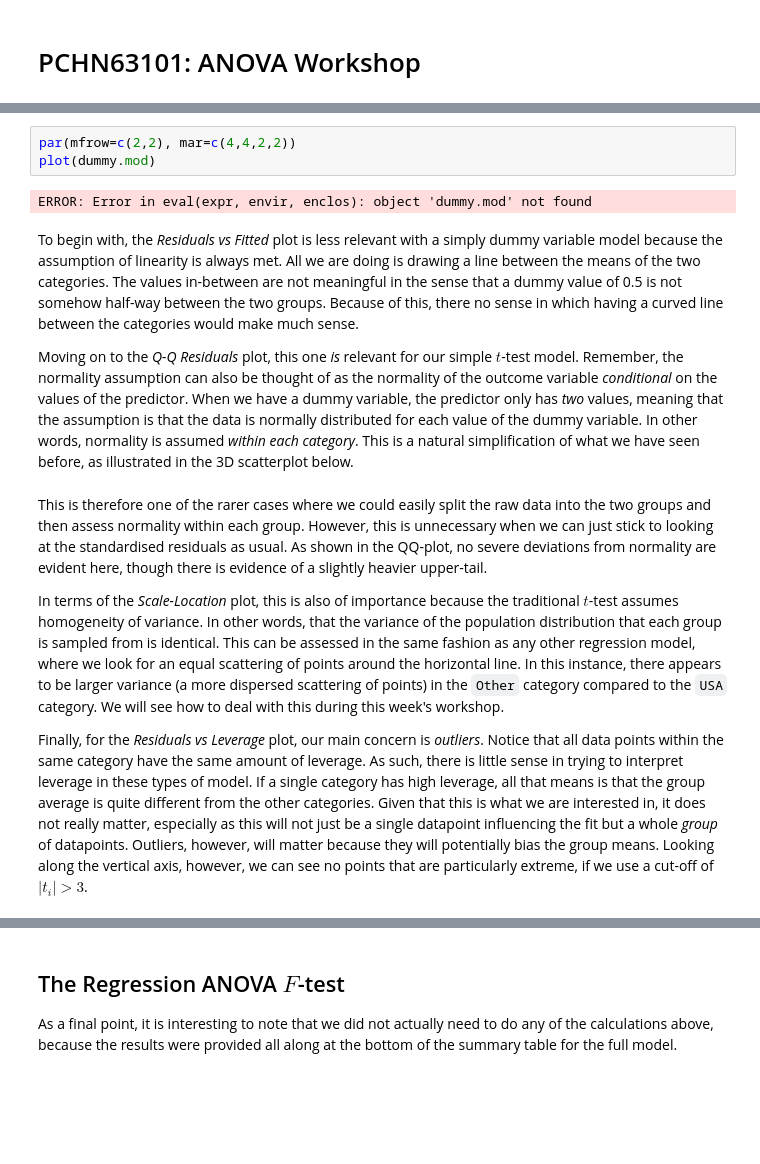
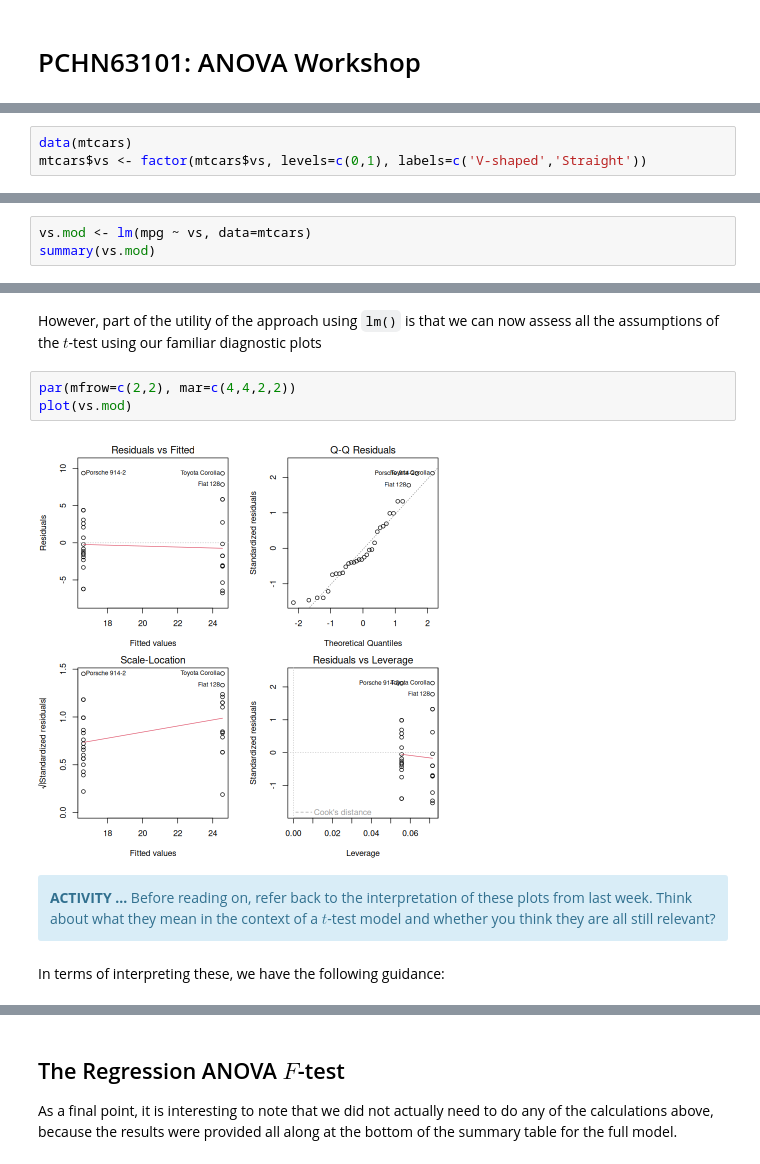
Before and after one commit to PCHN63101-Advanced-Data-Skills/Model-Comparisons-ANOVA, a Jupyter notebook: ANOVA-workshop.ipynb, the cells around one changed output, grey strips where cells are left out. Drawn from its saved outputs; the diff is of its cells as text; blank space fills up the shorter version.

Commit message:
Updates to the workshop

```diff
--- a/ANOVA-workshop.ipynb
+++ b/ANOVA-workshop.ipynb
@@ -8,0 +9,3 @@ To begin with, we can generate all the plots we discussed last week.
+# %%
+data(mtcars)
+mtcars$vs <- factor(mtcars$vs, levels=c(0,1), labels=c('V-shaped','Straight'))
@@ -8,0 +14,3 @@ To begin with, we can generate all the plots we discussed last week.
+# %%
+vs.mod <- lm(mpg ~ vs, data=mtcars)
+summary(vs.mod)
@@ -9,15 +50,13 @@ To begin with, we can generate all the plots we discussed last week.
+# %% [markdown]
+However, part of the utility of the approach using `lm()` is that we can now assess all the assumptions of the $t$-test using our familiar diagnostic plots
 # %%
 par(mfrow=c(2,2), mar=c(4,4,2,2))
-plot(dummy.mod)
+plot(vs.mod)
 # %% [output]
-ERROR: Error in eval(expr, envir, enclos): object 'dummy.mod' not found
+[figure, added]
+# %% [markdown]
+<div class="alert alert-block alert-info">
+<b>ACTIVITY ...</b> Before reading on, refer back to the interpretation of these plots from last week. Think about what they mean in the context of a $t$-test model and whether you think they are all still relevant?
+</div>
 # %% [markdown]
-To begin with, the *Residuals vs Fitted* plot is less relevant with a simply dummy variable model because the assumption of linearity is always met. All we are doing is drawing a line between the means of the two categories. The values in-between are not meaningful in the sense that a dummy value of 0.5 is not somehow half-way between the two groups. Because of this, there no sense in which having a curved line between the categories would make much sense.
-
-Moving on to the *Q-Q Residuals* plot, this one *is* relevant for our simple $t$-test model. Remember, the normality assumption can also be thought of as the normality of the outcome variable *conditional* on the values of the predictor. When we have a dummy variable, the predictor only has *two* values, meaning that the assumption is that the data is normally distributed for each value of the dummy variable. In other words, normality is assumed *within each category*. This is a natural simplification of what we have seen before, as illustrated in the 3D scatterplot below.
+In terms of interpreting these, we have the following guidance:
-# %% [markdown]
-This is therefore one of the rarer cases where we could easily split the raw data into the two groups and then assess normality within each group. However, this is unnecessary when we can just stick to looking at the standardised residuals as usual. As shown in the QQ-plot, no severe deviations from normality are evident here, though there is evidence of a slightly heavier upper-tail.
-
-In terms of the *Scale-Location* plot, this is also of importance because the traditional $t$-test assumes homogeneity of variance. In other words, that the variance of the population distribution that each group is sampled from is identical. This can be assessed in the same fashion as any other regression model, where we look for an equal scattering of points around the horizontal line. In this instance, there appears to be larger variance (a more dispersed scattering of points) in the `Other` category compared to the `USA` category. We will see how to deal with this during this week's workshop.
-
-Finally, for the *Residuals vs Leverage* plot, our main concern is *outliers*. Notice that all data points within the same category have the same amount of leverage. As such, there is little sense in trying to interpret leverage in these types of model. If a single category has high leverage, all that means is that the group average is quite different from the other categories. Given that this is what we are interested in, it does not really matter, especially as this will not just be a single datapoint influencing the fit but a whole *group* of datapoints. Outliers, however, will matter because they will potentially bias the group means. Looking along the vertical axis, however, we can see no points that are particularly extreme, if we use a cut-off of $|t_{i}| > 3$.
```
Also changed, not shown: parts of 13 cells of this notebook, 8 other files.
